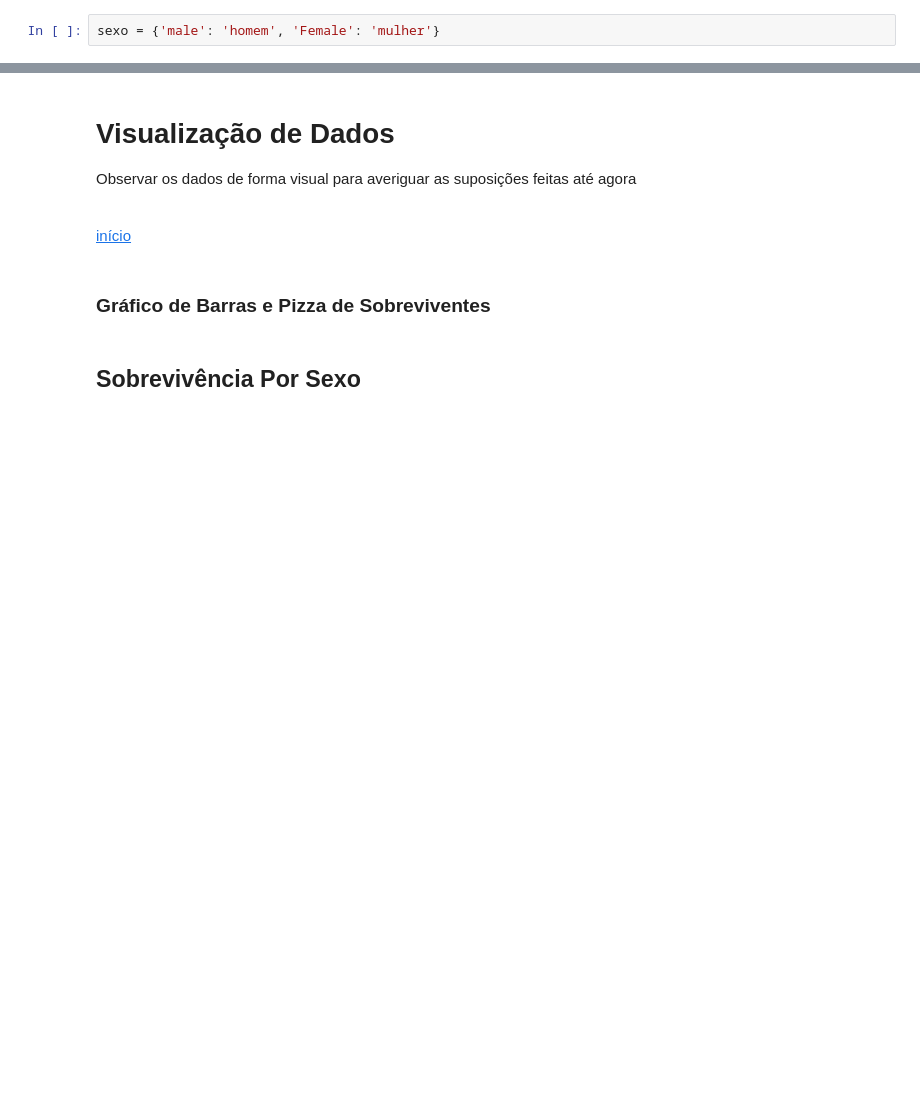
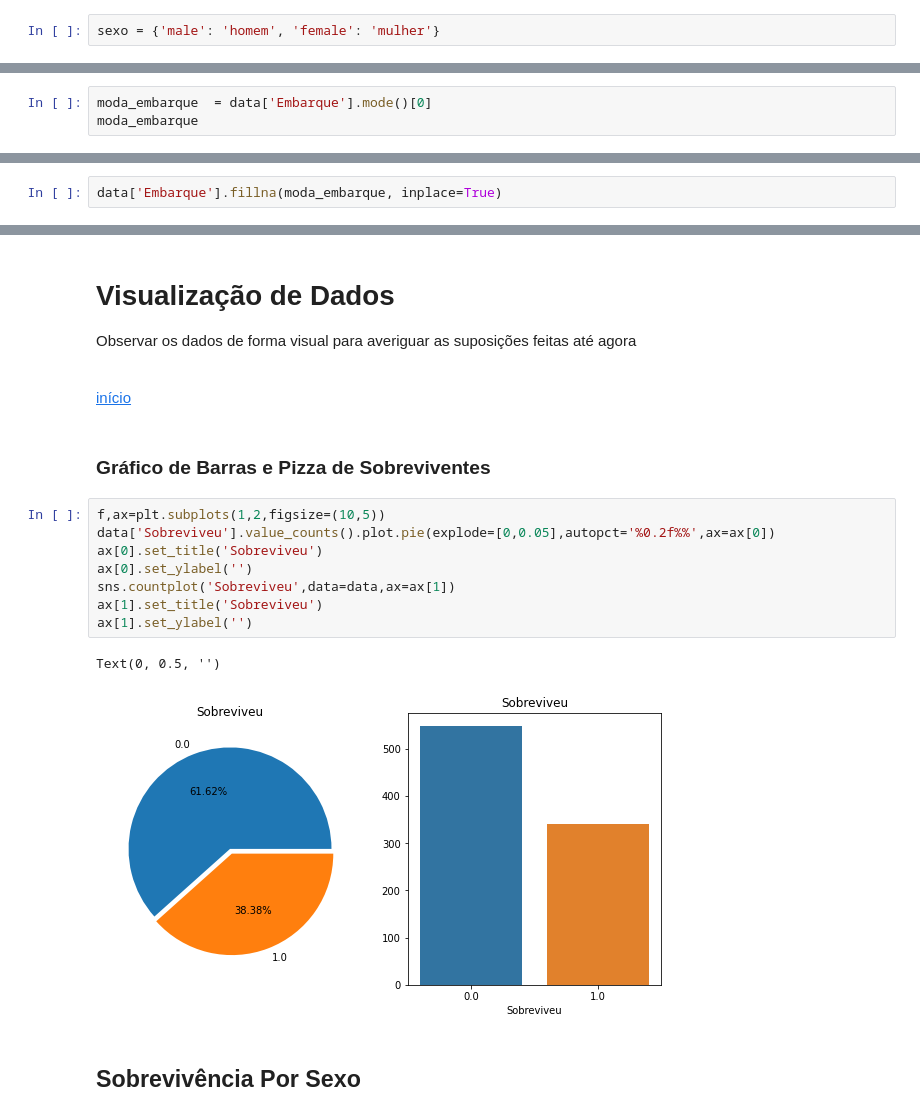
Before and after one commit to LucasRocha2308/Curso-Data-Science-e-Machine-Learning-com-Estatistica-e-Python, a Jupyter notebook: Classificacao_Tecnicas_Avancadas_de_ML_Vazio.ipynb, the cells around one changed output, grey strips where cells are left out. Drawn from its saved outputs; the diff is of its cells as text; blank space fills up the shorter version.

```diff
--- a/Classificacao_Tecnicas_Avancadas_de_ML_Vazio.ipynb
+++ b/Classificacao_Tecnicas_Avancadas_de_ML_Vazio.ipynb
@@ -152,6 +152,6 @@ data.head()
 # %% [markdown]
 ### Mapear Sexo para "homem" e "mulher"
 # %%
-sexo = {'male': 'homem', 'Female': 'mulher'}
+sexo = {'male': 'homem', 'female': 'mulher'}
 # %%
 data['Sexo'] = data['Sexo'].map(sexo)
@@ -187,3 +243,6 @@ data['Sexo'] = data['Sexo'].map(sexo)
 <a name="numinfo"></a>
 # %% [markdown]
 ### Preencher Embarque com Moda
+# %%
+moda_embarque  = data['Embarque'].mode()[0]
+moda_embarque
@@ -190,2 +251,4 @@ data['Sexo'] = data['Sexo'].map(sexo)
+# %%
+data['Embarque'].fillna(moda_embarque, inplace=True)
 # %% [markdown]
 ### Informações Gerais (Parâmetros Numéricos)
@@ -245,5 +394,16 @@ Observar os dados de forma visual para averiguar as suposições feitas até ago
 [início](#topo)
 # %% [markdown]
 ### Gráfico de Barras e Pizza de Sobreviventes
+# %%
+f,ax=plt.subplots(1,2,figsize=(10,5))
+data['Sobreviveu'].value_counts().plot.pie(explode=[0,0.05],autopct='%0.2f%%',ax=ax[0])
+ax[0].set_title('Sobreviveu')
+ax[0].set_ylabel('')
+sns.countplot('Sobreviveu',data=data,ax=ax[1])
+ax[1].set_title('Sobreviveu')
+ax[1].set_ylabel('')
+# %% [output]
+Text(0, 0.5, '')
+[figure, added]
 # %% [markdown]
 ## Sobrevivência Por Sexo
```
Also changed, not shown: parts of 82 cells of this notebook.
